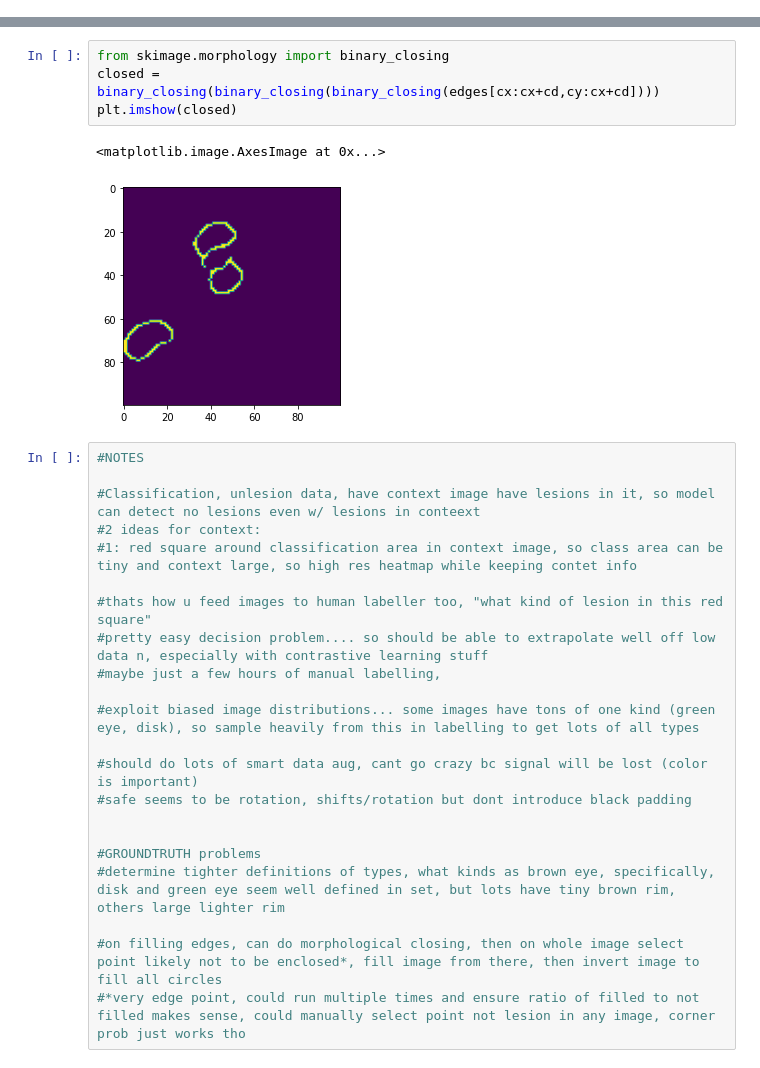
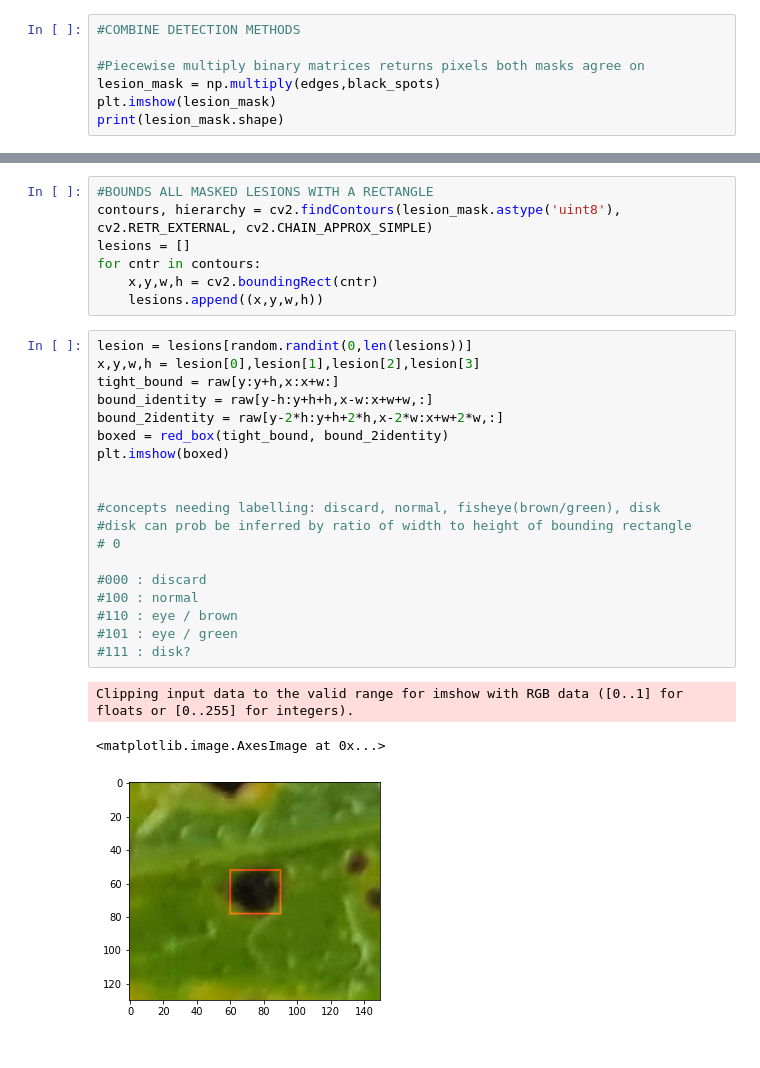
Before and after one commit to SeanHarris99/corn, a Jupyter notebook: corn.ipynb, the cells around one changed output, grey strips where cells are left out. Drawn from its saved outputs; the diff is of its cells as text.

Commit message:
Cleaned notebook, new output
Output images now centered on lesions, with classification area highlighted, ready to use for building dataset or training.

```diff
--- a/corn.ipynb
+++ b/corn.ipynb
@@ -34,0 +98,7 @@ Mounted at /content/drive
+# %%
+#COMBINE DETECTION METHODS
+
+#Piecewise multiply binary matrices returns pixels both masks agree on
+lesion_mask = np.multiply(edges,black_spots)
+plt.imshow(lesion_mask)
+print(lesion_mask.shape)
@@ -132,29 +144,30 @@ while True:
-# %%
-from skimage.morphology import binary_closing
-closed = binary_closing(binary_closing(binary_closing(edges[cx:cx+cd,cy:cx+cd])))
-plt.imshow(closed)
-# %% [output]
-<matplotlib.image.AxesImage at 0x...>
-[figure, removed]
-# %%
-#NOTES
-
-#Classification, unlesion data, have context image have lesions in it, so model can detect no lesions even w/ lesions in conteext
-#2 ideas for context:
-#1: red square around classification area in context image, so class area can be tiny and context large, so high res heatmap while keeping contet info
-
-#thats how u feed images to human labeller too, "what kind of lesion in this red square"
-#pretty easy decision problem.... so should be able to extrapolate well off low data n, especially with contrastive learning stuff
-#maybe just a few hours of manual labelling,
-
-#exploit biased image distributions... some images have tons of one kind (green eye, disk), so sample heavily from this in labelling to get lots of all types
-
-#should do lots of smart data aug, cant go crazy bc signal will be lost (color is important)
-#safe seems to be rotation, shifts/rotation but dont introduce black padding
-
-
-#GROUNDTRUTH problems
-#determine tighter definitions of types, what kinds as brown eye, specifically, disk and green eye seem well defined in set, but lots have tiny brown rim, others large lighter rim
-
-#on filling edges, can do morphological closing, then on whole image select point likely not to be enclosed*, fill image from there, then invert image to fill all circles
-#*very edge point, could run multiple times and ensure ratio of filled to not filled makes sense, could manually select point not lesion in any image, corner prob just works tho
+# %%
+#BOUNDS ALL MASKED LESIONS WITH A RECTANGLE
+contours, hierarchy = cv2.findContours(lesion_mask.astype('uint8'), cv2.RETR_EXTERNAL, cv2.CHAIN_APPROX_SIMPLE)
+lesions = []
+for cntr in contours:
+    x,y,w,h = cv2.boundingRect(cntr)
+    lesions.append((x,y,w,h))
+# %%
+lesion = lesions[random.randint(0,len(lesions))]
+x,y,w,h = lesion[0],lesion[1],lesion[2],lesion[3]
+tight_bound = raw[y:y+h,x:x+w:]
+bound_identity = raw[y-h:y+h+h,x-w:x+w+w,:]
+bound_2identity = raw[y-2*h:y+h+2*h,x-2*w:x+w+2*w,:]
+boxed = red_box(tight_bound, bound_2identity)
+plt.imshow(boxed)
+
+
+#concepts needing labelling: discard, normal, fisheye(brown/green), disk
+#disk can prob be inferred by ratio of width to height of bounding rectangle
+# 0
+
+#000 : discard
+#100 : normal
+#110 : eye / brown
+#101 : eye / green
+#111 : disk?
+# %% [output]
+Clipping input data to the valid range for imshow with RGB data ([0..1] for floats or [0..255] for integers).
+<matplotlib.image.AxesImage at 0x...>
+[figure, added]
```
Also changed, not shown: parts of 9 cells of this notebook.
